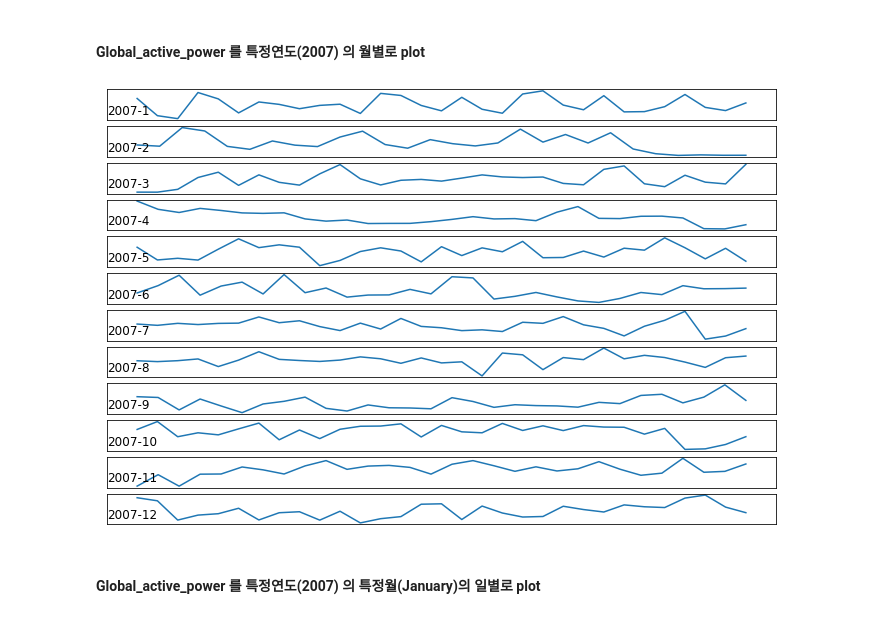
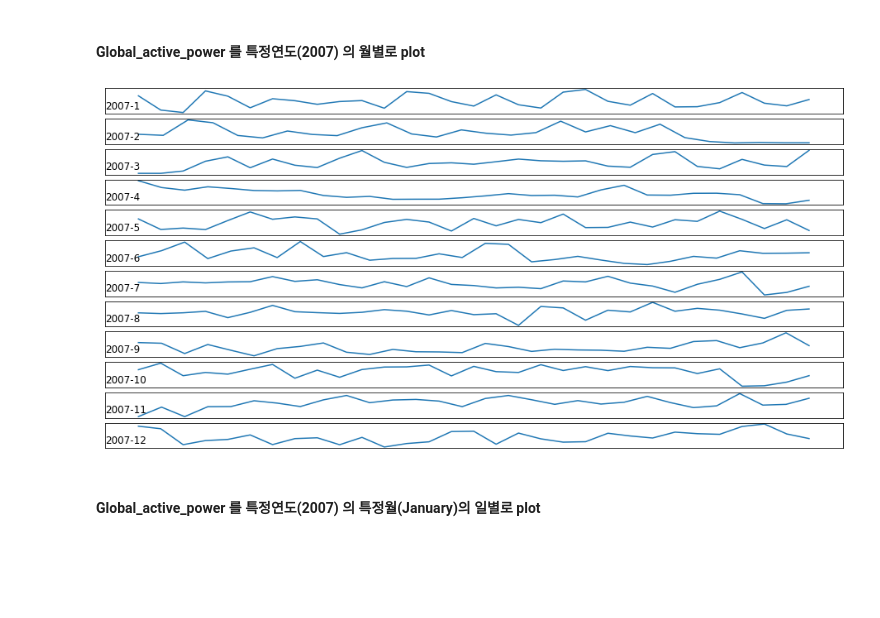
Before and after one commit to ironmanciti/Time_Series_Lecture, a Jupyter notebook: 130_Multivariate_Household_Energy.ipynb, the cells around one changed output. Cells and saved outputs as stored; diff of their text form; code cells hidden in the pictures; blank space fills up the shorter version.

```diff
--- a/130_Multivariate_Household_Energy.ipynb
+++ b/130_Multivariate_Household_Energy.ipynb
@@ -61,12 +61,13 @@ None
 
 #### multivariate data 이므로 각각의 변수에 대해 line plot 을 그려 비교 (기간 : 2006 Dec 에서 2010 Nov 까지)
 # %%
-plt.figure(figsize=(12, 8))
+plt.figure(figsize=(16, 10))
 for i in range(len(dataset.columns)):
     plt.subplot(len(dataset.columns), 1, i+1)
     name = dataset.columns[i]
     plt.plot(dataset[name])
-    plt.title(name, y=0)
+    plt.title(name)
     plt.xticks([])
     plt.yticks([])
+plt.tight_layout()
 # %% [output]
@@ -78,11 +79,9 @@ for i in range(len(dataset.columns)):
 # %%
 years = ['2007', '2008', '2009', '2010']
 
-plt.figure(figsize=(12, 8))
+plt.figure(figsize=(16, 8))
 for i in range(len(years)):
     ax = plt.subplot(len(years), 1, i+1)
     ax.plot(dataset.loc[years[i], 'Global_active_power'])
     ax.set_title(years[i], y=0, loc='left')
-    ax.set_xticks([])
-    ax.set_yticks([])
 # %% [output]
@@ -91,17 +90,17 @@ for i in range(len(years)):
 #### Global_active_power 를 특정연도(2007) 의 월별로 plot
 # %%
 months = [i for i in range(1, 13)]
-plt.figure(figsize=(12, 8))
+plt.figure(figsize=(16, 8))
 for i in range(len(months)):
     ax = plt.subplot(len(months), 1, i+1)
-    month = '2007-' + str(months[i])
-    result = dataset.loc[month]
+    YYMM = '2007-' + str(months[i])
+    result = dataset.loc[YYMM]
     ax.plot(result['Global_active_power'])
-    ax.set_title(month, y=0, loc='left')
+    ax.set_title(YYMM, y=0, loc='left')
     ax.set_xticks([])
     ax.set_yticks([])
 # %% [output]
-[figure, old version]
+[figure, new version]
 # %% [markdown]
 #### Global_active_power 를 특정연도(2007) 의 특정월(January)의 일별로 plot
 # %%
```
Also changed, not shown: parts of 24 cells of this notebook, 14 other files.
